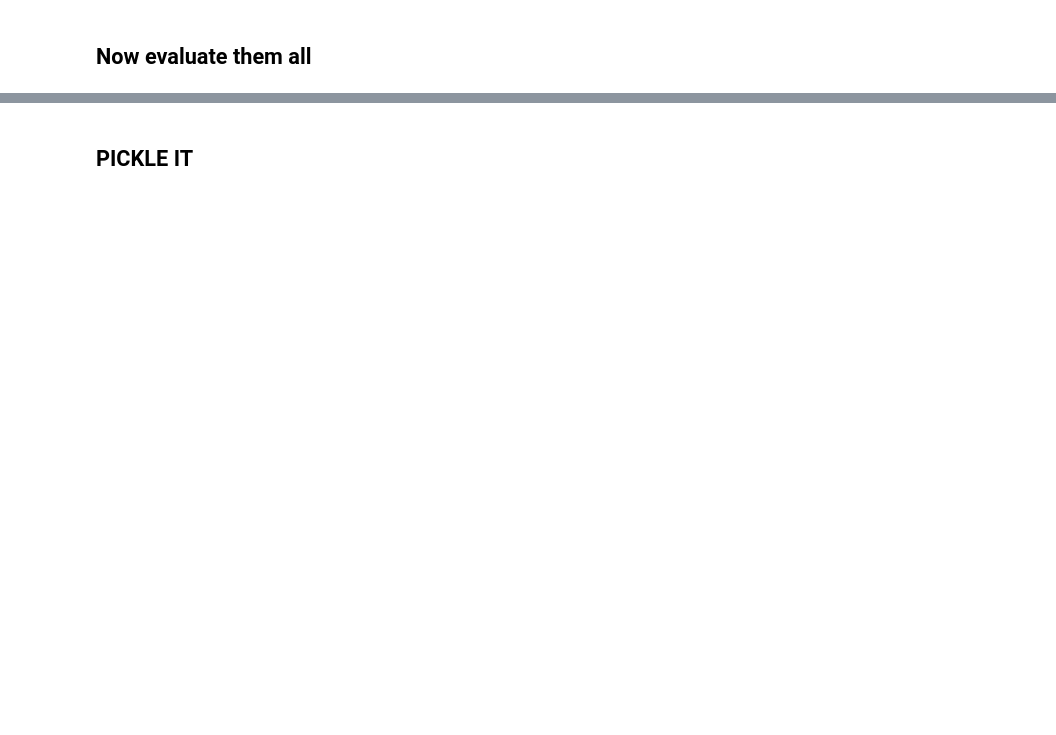
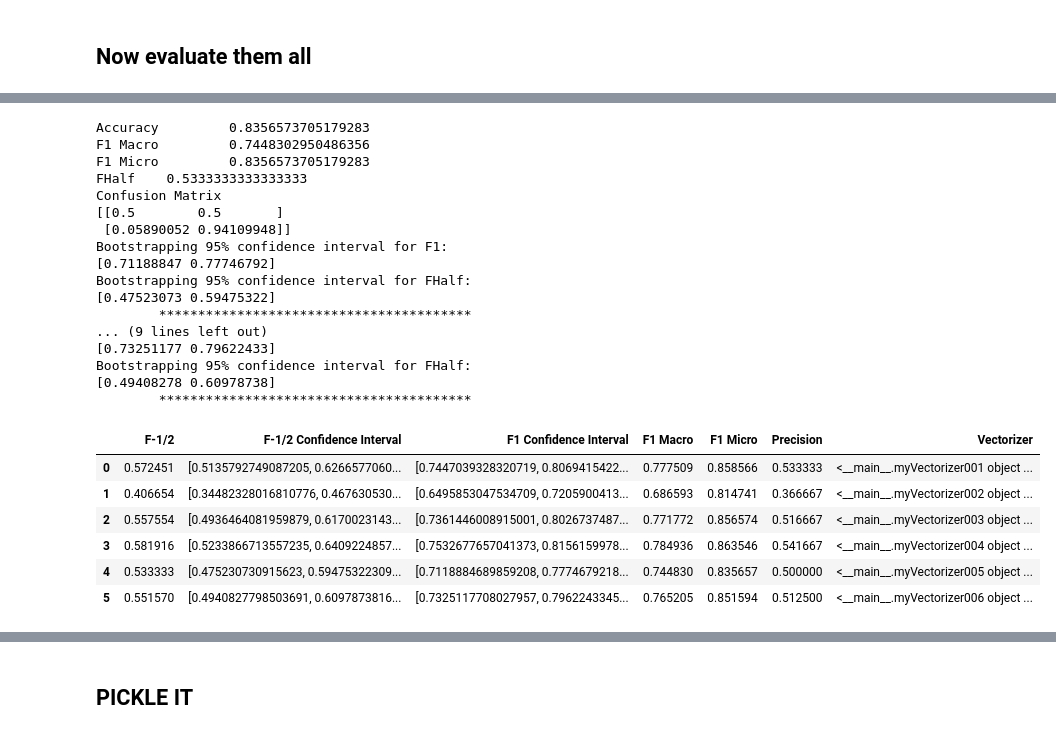
Before and after one commit to ramon349/BIONLP_final, a Jupyter notebook: proj2.ipynb, the cells around one changed output, grey strips where cells are left out. Drawn from its saved outputs; the diff is of its cells as text; code cells hidden in the pictures; blank space fills up the shorter version.

```diff
--- a/proj2.ipynb
+++ b/proj2.ipynb
@@ -620,0 +1200,56 @@ f1df
+# %%
+
+#clf=svm.SVC(C=4, kernel='rbf', gamma='scale', probability=True)
+
+#abDF=pd.DataFrame()
+
+for vectorizer in [myVectorizer005(), myVectorizer006()]:
+
+    clf = AdaBoostClassifier(base_estimator=RandomForestClassifier(n_estimators=30, max_depth=3), n_estimators=50)
+
+
+    #SIMPLE PIPELINE
+    pipeline = Pipeline(steps = [('vec',vectorizer),('classifier',clf)])
+
+    grid_params = {}
+    #SEARCH HYPERPARAMETERS
+    folds = 10
+    grid = grid_search_hyperparam_space(grid_params,pipeline,folds, training_rows,training_classes)
+
+    #CLASSIFY AND EVALUATE
+    predictions_test = grid.predict(test_rows)
+
+    macro, micro, interval, fhalf, halfinterval=bulkEval(predictions_test, test_classes, bs=True)
+    prec=precision_score(predictions_test, test_classes)
+
+    entry={"Vectorizer": vectorizer, "F1 Macro":macro, "F1 Micro":micro,
+              "F1 Confidence Interval":interval, "Precision":prec,
+          "F-1/2": fhalf, "F-1/2 Confidence Interval": halfinterval}
+    abDF=abDF.append(entry, ignore_index=True)
+
+abDF
+# %% [output]
+Accuracy         0.8356573705179283
+F1 Macro         0.7448302950486356
+F1 Micro         0.8356573705179283
+FHalf    0.5333333333333333
+Confusion Matrix
+[[0.5        0.5       ]
+ [0.05890052 0.94109948]]
+Bootstrapping 95% confidence interval for F1:
+[0.71188847 0.77746792]
+Bootstrapping 95% confidence interval for FHalf:
+[0.47523073 0.59475322]
+        ****************************************
+... (9 lines left out)
+[0.73251177 0.79622433]
+Bootstrapping 95% confidence interval for FHalf:
+[0.49408278 0.60978738]
+        ****************************************
+|  | F-1/2 | F-1/2 Confidence Interval | F1 Confidence Interval | F1 Macro | F1 Micro | Precision | Vectorizer |
+| 0 | 0.572451 | [0.5135792749087205, 0.6266577060... | [0.7447039328320719, 0.8069415422... | 0.777509 | 0.858566 | 0.533333 | <__main__.myVectorizer001 object ... |
+| 1 | 0.406654 | [0.34482328016810776, 0.467630530... | [0.6495853047534709, 0.7205900413... | 0.686593 | 0.814741 | 0.366667 | <__main__.myVectorizer002 object ... |
+| 2 | 0.557554 | [0.4936464081959879, 0.6170023143... | [0.7361446008915001, 0.8026737487... | 0.771772 | 0.856574 | 0.516667 | <__main__.myVectorizer003 object ... |
+| 3 | 0.581916 | [0.5233866713557235, 0.6409224857... | [0.7532677657041373, 0.8156159978... | 0.784936 | 0.863546 | 0.541667 | <__main__.myVectorizer004 object ... |
+| 4 | 0.533333 | [0.475230730915623, 0.59475322309... | [0.7118884689859208, 0.7774679218... | 0.744830 | 0.835657 | 0.500000 | <__main__.myVectorizer005 object ... |
+| 5 | 0.551570 | [0.4940827798503691, 0.6097873816... | [0.7325117708027957, 0.7962243345... | 0.765205 | 0.851594 | 0.512500 | <__main__.myVectorizer006 object ... |
```
Also changed, not shown: parts of 57 cells of this notebook.
